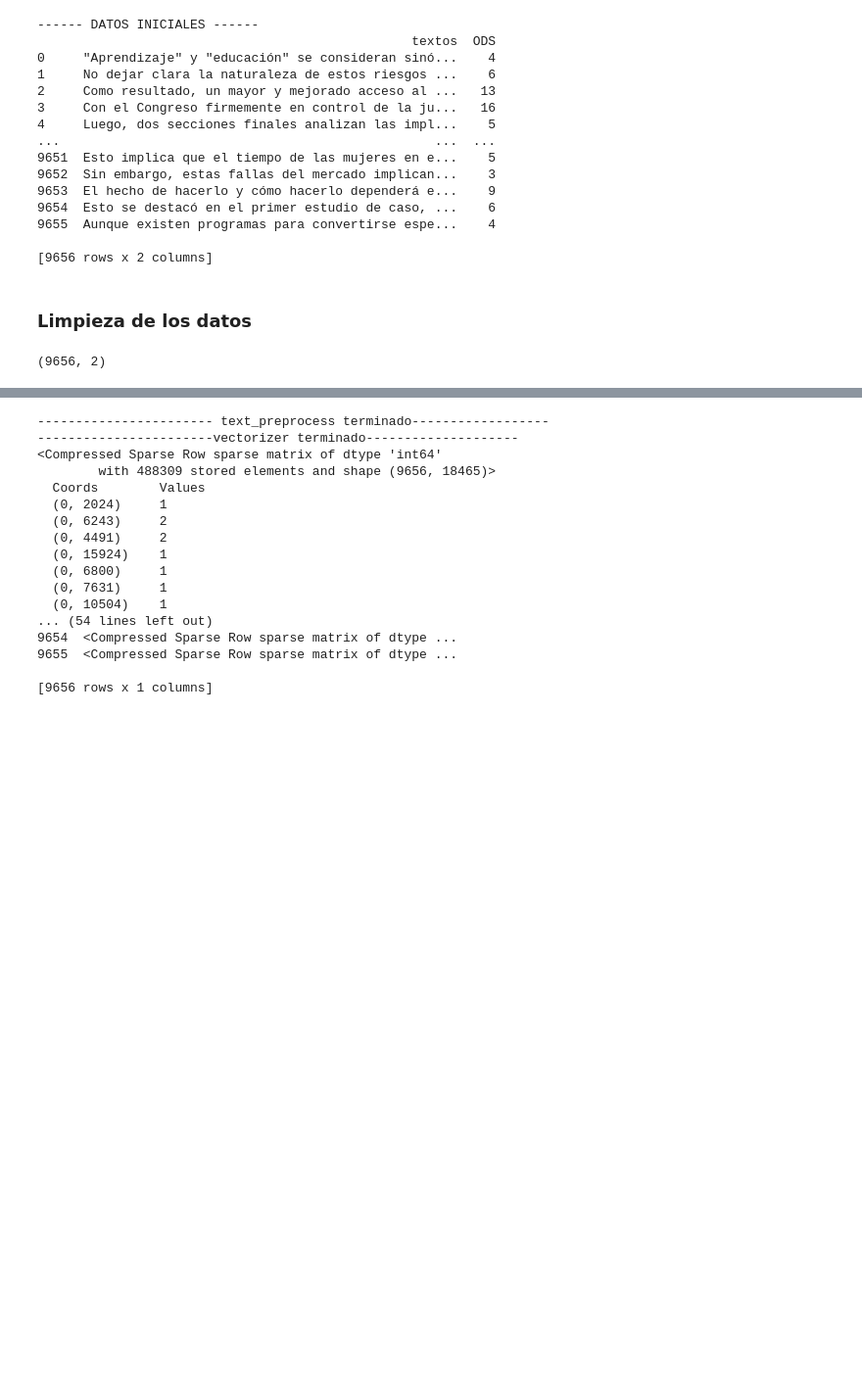
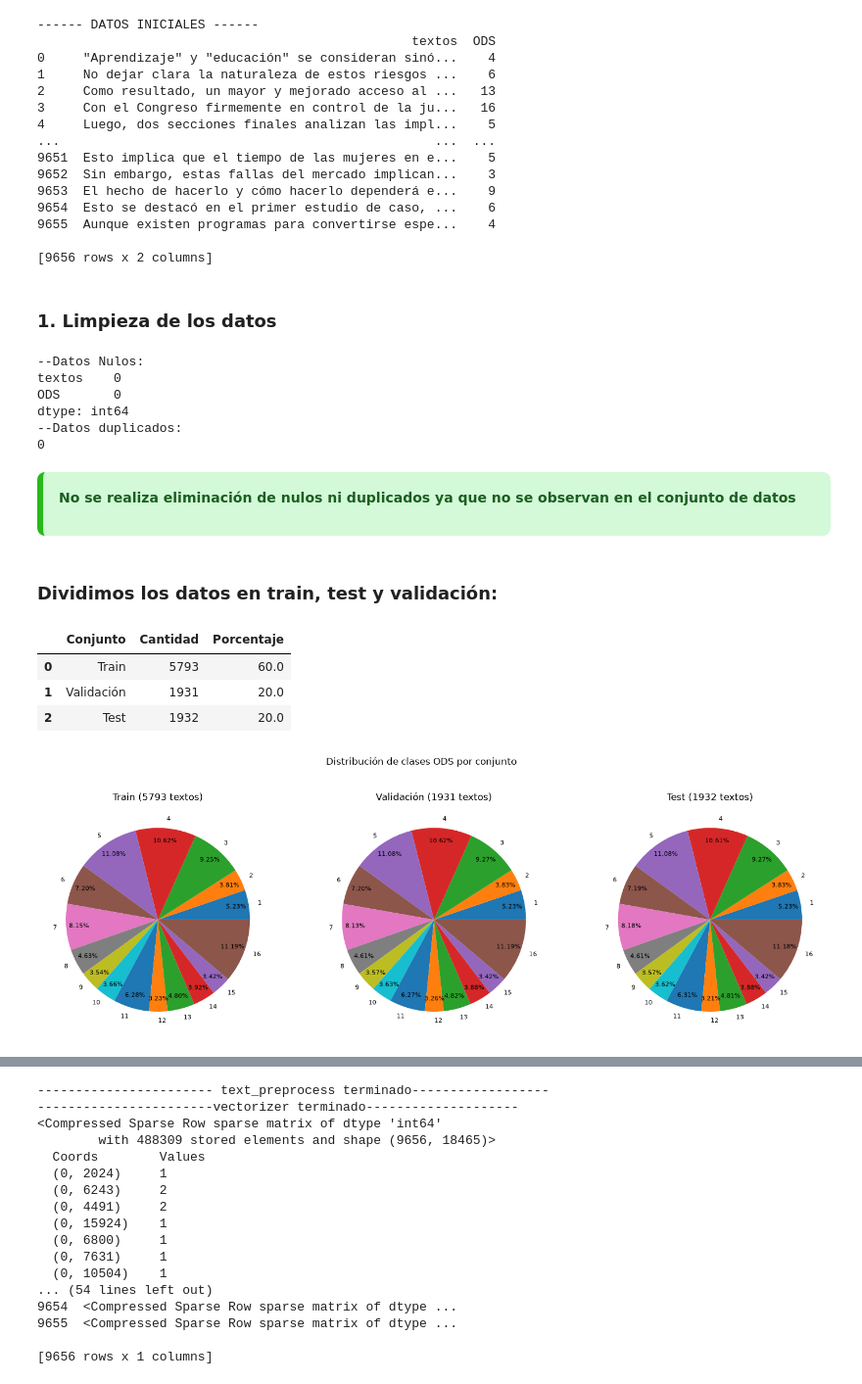
Before and after one commit to rfonsecad/ML-analisis-texto-y-reduccion-dimensionalidad, a Jupyter notebook: Notebook_micro_proyecto_2.ipynb, the cells around one changed output, grey strips where cells are left out. Shown at 98% size. Drawn from its saved outputs; the diff is of its cells as text; code cells hidden in the pictures; blank space fills up the shorter version.

Commit message:
feat: limpieza, división de tran, test y val, funciones transformadoras

```diff
--- a/Notebook_micro_proyecto_2.ipynb
+++ b/Notebook_micro_proyecto_2.ipynb
@@ -69,10 +74,69 @@ print(data)
 
 [9656 rows x 2 columns]
 # %% [markdown]
-### Limpieza de los datos
+### 1. Limpieza de los datos
+# %%
+print("--Datos Nulos:")
+print(data.isna().sum())
+print("--Datos duplicados:")
+print(data.duplicated().sum())
+# %% [output]
+--Datos Nulos:
+textos    0
+ODS       0
+dtype: int64
+--Datos duplicados:
+0
+# %% [markdown]
+<div style="
+background:#d3f9d8;
+border-left:6px solid #27b91a;
+padding:16px;
+border-radius:8px;
+margin:12px 0;
+width:800px;
+box-shadow:0 1px 4px rgba(0,0,0,0.08);
+">
+
+<b style="color:#1b5e20;">No se realiza eliminación de nulos ni duplicados ya que no se observan en el conjunto de datos</b><br>
+</div>
+# %% [markdown]
+### Dividimos los datos en train, test y validación:
 # %%
-data.dropna(inplace=True)
-data.drop_duplicates(inplace=True)
-print(data.shape)
+train, test = train_test_split(data, test_size=0.2, random_state=142, stratify=data['ODS'])
+train, train_val = train_test_split(train, test_size=0.25, random_state=142, stratify=train['ODS'])
+
+resumen = pd.DataFrame({
+    'Conjunto': ['Train', 'Validación', 'Test'],
+    'Cantidad': [len(train), len(train_val), len(test)]
+})
+resumen['Porcentaje'] = (resumen['Cantidad'] / len(data) * 100).round(1)
+
+resumen
 # %% [output]
-(9656, 2)
+|  | Conjunto | Cantidad | Porcentaje |
+| 0 | Train | 5793 | 60.0 |
+| 1 | Validación | 1931 | 20.0 |
+| 2 | Test | 1932 | 20.0 |
+# %%
+x_train = train["textos"]
+x_val = train_val["textos"]
+x_test = test["textos"]
+
+y_train = train["ODS"]
+y_val = train_val["ODS"]
+y_test = test["ODS"]
+# %%
+conjuntos = {'Train': y_train, 'Validación': y_val, 'Test': y_test}
+
+fig, axes = plt.subplots(1, 3, figsize=(18, 6))
+
+for ax, (nombre, y) in zip(axes, conjuntos.items()):
+    conteo = y.value_counts().sort_index()
+    ax.pie(conteo, labels=conteo.index, autopct='%0.2f%%', pctdistance=0.86, textprops={'fontsize': 8})
+    ax.set_title(f'{nombre} ({len(y)} textos)')
+
+plt.suptitle('Distribución de clases ODS por conjunto')
+plt.show()
+# %% [output]
+[figure, added]
```
Also changed, not shown: parts of 5 cells of this notebook.
